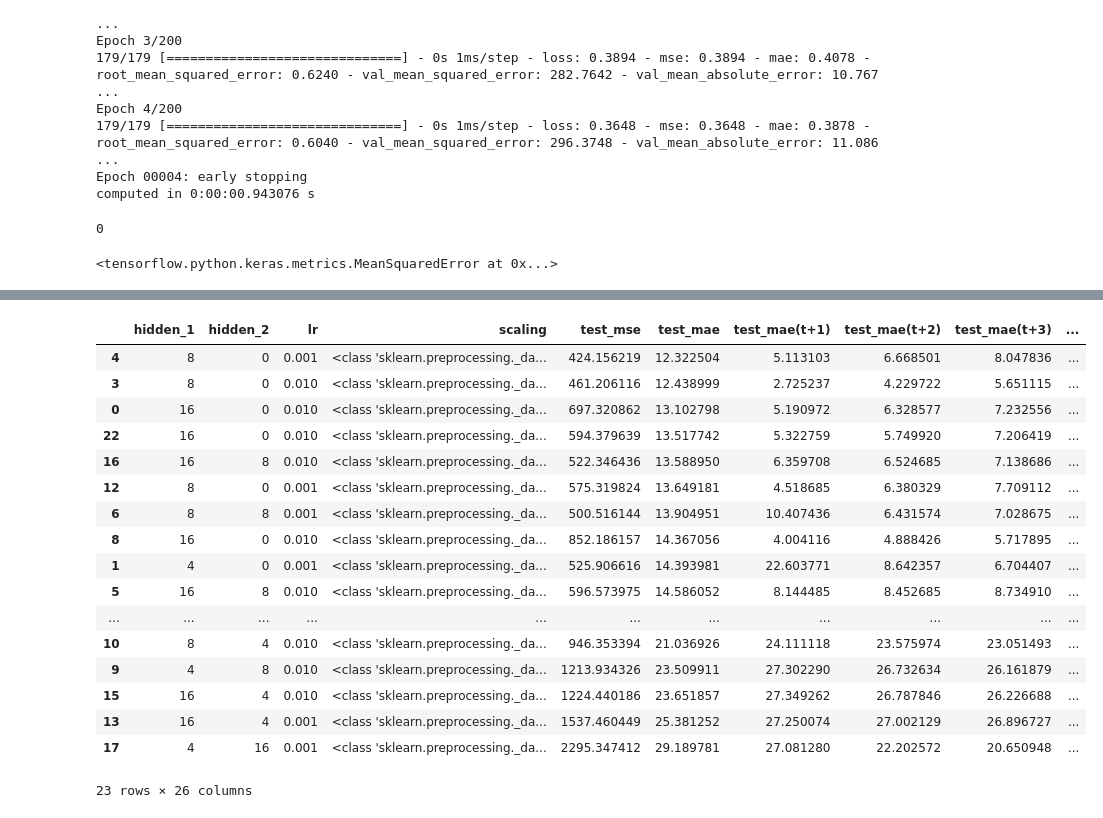
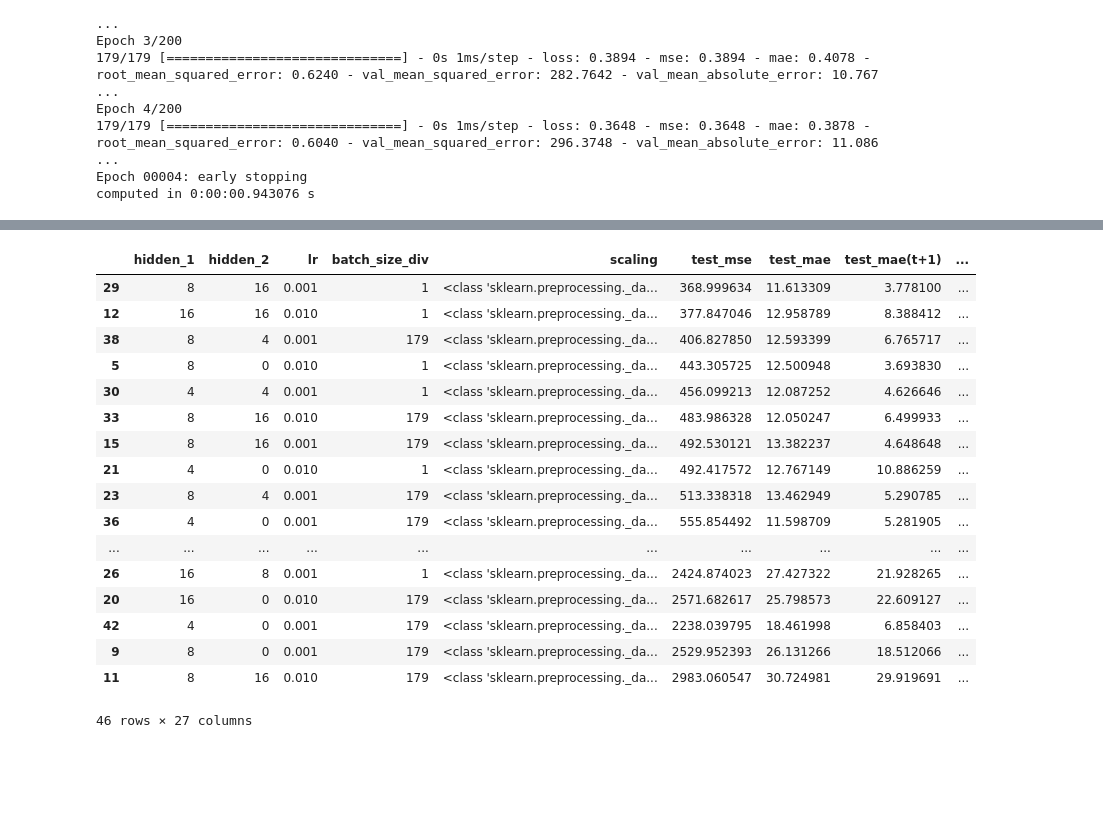
Before and after one commit to gerardmargaux/CovidThesis, a Jupyter notebook: src/LSTM-GPU.ipynb, the cells around one changed output, grey strips where cells are left out. Saved outputs shown, nothing was run; the diff lists cells and outputs as text; code cells hidden in the pictures; blank space fills up the shorter version.

Commit message:
assembly model

```diff
--- a/src/LSTM-GPU.ipynb
+++ b/src/LSTM-GPU.ipynb
@@ -47,7 +47,7 @@ load hospitalisations and trends
 # topics considered
 list_topics = {
     'Fièvre': '/m/0cjf0',
-    #'Mal de gorge': '/m/0b76bty',
+    'Mal de gorge': '/m/0b76bty',
     #'Dyspnée': '/m/01cdt5',
     #'Agueusie': '/m/05sfr2',
     #'Anosmie': '/m/0m7pl',
@@ -55,7 +55,7 @@ list_topics = {
     #'Virus': '/m/0g9pc',
     #'Température corporelle humaine': '/g/1213j0cz',
     #'Épidémie': '/m/0hn9s',
-    #'Symptôme': '/m/01b_06',
+    'Symptôme': '/m/01b_06',
     #'Thermomètre': '/m/07mf1',
     #'Grippe espagnole': '/m/01c751',
     #'Paracétamol': '/m/0lbt3',
@@ -66,7 +66,7 @@ list_topics = {
 # hospitalisations features given as input
 list_hosp_features = [
     'NEW_HOSP',
-    #'TOT_HOSP',
+    'TOT_HOSP',
     #'TOT_HOSP_log',
     #'TOT_HOSP_pct',
 ]
@@ -76,7 +76,9 @@ europe = False  # if True, use european countries. Otherwise, use french regions
 Additional information: what is the target, should some features remain unscaled?
 # %%
 # target, should be one of the hosp features
-target = 'NEW_HOSP'
+target = 'TOT_HOSP'
+
+cumsum = False  # if True, the target will be accumulated over each day
 
 # features that should not be scaled
 unscaled = [
@@ -125,17 +127,22 @@ if europe:
     df_hospi = util.hospi_world(url_world, geocodes, renaming, new_hosp=True, date_begin=date_begin)
     augment_population = {k: v/1000 for k, v in population.items()}
 else:
+    geocodes = util.french_region_and_be
     population = pd.read_csv(url_department_france).groupby('regionTrends').agg({'population': 'sum'})
     augment_population = {k: pop['population'] / 100_000 for k, pop in population.iterrows()}  # pop per 100.000
     df_hospi = util.hospi_french_region_and_be(url_hospi_france_tot, url_hospi_france_new, url_hospi_belgium,
                                            url_department_france, util.french_region_and_be, new_hosp_in=True,
                                            tot_hosp=True, date_begin=date_begin)
+df_trends = util.create_df_trends(url_trends, list_topics, geocodes)  # TODO deal with augmented data
 for k in df_hospi.keys(): # Rolling average of 7 days
     df_hospi[k] = df_hospi[k].rolling(7, center=True).mean().dropna()
-scaler_generator = StandardScaler
-dg = util.DataGenerator(df_hospi, n_samples, n_forecast, 'NEW_HOSP', scaler_generator=scaler_generator, scaler_type='batch',
-                       augment_merge=3, augment_adjacency=util.france_region_adjacency, augment_population=augment_population,
-                       predict_one=predict_one, cumsum=False)
+    df_trends[k] = df_trends[k].rolling(7, center=True).mean().dropna()
+merged_df = {k: pd.merge(df_hospi[k], df_trends[k], left_index=True, right_index=True).dropna() for k,v in geocodes.items()}
+
+scaler_generator = MinMaxScaler
+dg = util.DataGenerator(merged_df, n_samples, n_forecast, target, scaler_generator=scaler_generator, scaler_type='batch',
+                       augment_merge=2, augment_adjacency=util.france_region_adjacency, augment_population=augment_population,
+                       predict_one=predict_one, cumsum=cumsum, data_columns=list_hosp_features)
 n_features = dg.n_features
 target_idx = dg.target_idx
 # %% [markdown]
@@ -746,14 +648,6 @@ Epoch 4/200
 179/179 [==============================] - 0s 1ms/step - loss: 0.3648 - mse: 0.3648 - mae: 0.3878 - root_mean_squared_error: 0.6040 - val_mean_squared_error: 296.3748 - val_mean_absolute_error: 11.086 ...
 Epoch 00004: early stopping
 computed in 0:00:00.943076 s
-# %%
-model.val_metrics[0]([1], [1]).numpy()
-# %% [output]
-0
-# %%
-tf.keras.metrics.get('MeanSquaredError')
-# %% [output]
-<tensorflow.python.keras.metrics.MeanSquaredError at 0x...>
 # %%
 hyper_parameter = {
     'hidden_1': [4, 8, 16],
@@ -822,15 +716,15 @@ scan_object = talos.Scan(
     fraction_limit=0.01
 )
 # %%
-analyze_object = talos.Analyze(scan_object)
+Ca marcheanalyze_object = talos.Analyze(scan_object)
 print("MAE", analyze_object.low('mae'))
 print("MSE", analyze_object.low('mse'))
 print("RMSE", analyze_object.low('root_mean_squared_error'))
 print("TEST MAE", analyze_object.low('test_mae'))
 print("TEST MSE", analyze_object.low('test_mse'))
 print("TEST RMSE", analyze_object.low('test_root_mean_squared_error'))
-df = analyze_object.table('test_mae', ascending=True)
+df = analyze_object.table('test_root_mean_squared_error', ascending=True)
 print(df.columns)
 columns = [f"test_mae(t+{i})" for i in range(1, n_forecast+1)]
-df[['hidden_1', 'hidden_2', 'lr', 'scaling', 'test_mse', 'test_mae'] + columns]
+df[['hidden_1', 'hidden_2', 'lr', 'batch_size_div', 'scaling', 'test_mse', 'test_mae'] + columns]
 # %% [output]
@@ -853,19 +747,19 @@ Index(['lr', 'test_mae(t+4)', 'test_mae(t+9)', 'test_mse(t+13)',
       dtype='object')
-|  | hidden_1 | hidden_2 | lr | scaling | test_mse | test_mae | test_mae(t+1) | test_mae(t+2) | test_mae(t+3) | ... |
-| 4 | 8 | 0 | 0.001 | <class 'sklearn.preprocessing._da... | 424.156219 | 12.322504 | 5.113103 | 6.668501 | 8.047836 | ... |
-| 3 | 8 | 0 | 0.010 | <class 'sklearn.preprocessing._da... | 461.206116 | 12.438999 | 2.725237 | 4.229722 | 5.651115 | ... |
-| 0 | 16 | 0 | 0.010 | <class 'sklearn.preprocessing._da... | 697.320862 | 13.102798 | 5.190972 | 6.328577 | 7.232556 | ... |
-| 22 | 16 | 0 | 0.010 | <class 'sklearn.preprocessing._da... | 594.379639 | 13.517742 | 5.322759 | 5.749920 | 7.206419 | ... |
-| 16 | 16 | 8 | 0.010 | <class 'sklearn.preprocessing._da... | 522.346436 | 13.588950 | 6.359708 | 6.524685 | 7.138686 | ... |
-| 12 | 8 | 0 | 0.001 | <class 'sklearn.preprocessing._da... | 575.319824 | 13.649181 | 4.518685 | 6.380329 | 7.709112 | ... |
-| 6 | 8 | 8 | 0.001 | <class 'sklearn.preprocessing._da... | 500.516144 | 13.904951 | 10.407436 | 6.431574 | 7.028675 | ... |
-| 8 | 16 | 0 | 0.010 | <class 'sklearn.preprocessing._da... | 852.186157 | 14.367056 | 4.004116 | 4.888426 | 5.717895 | ... |
-| 1 | 4 | 0 | 0.001 | <class 'sklearn.preprocessing._da... | 525.906616 | 14.393981 | 22.603771 | 8.642357 | 6.704407 | ... |
-| 5 | 16 | 8 | 0.010 | <class 'sklearn.preprocessing._da... | 596.573975 | 14.586052 | 8.144485 | 8.452685 | 8.734910 | ... |
-| ... | ... | ... | ... | ... | ... | ... | ... | ... | ... | ... |
-| 10 | 8 | 4 | 0.010 | <class 'sklearn.preprocessing._da... | 946.353394 | 21.036926 | 24.111118 | 23.575974 | 23.051493 | ... |
-| 9 | 4 | 8 | 0.010 | <class 'sklearn.preprocessing._da... | 1213.934326 | 23.509911 | 27.302290 | 26.732634 | 26.161879 | ... |
-| 15 | 16 | 4 | 0.010 | <class 'sklearn.preprocessing._da... | 1224.440186 | 23.651857 | 27.349262 | 26.787846 | 26.226688 | ... |
-| 13 | 16 | 4 | 0.001 | <class 'sklearn.preprocessing._da... | 1537.460449 | 25.381252 | 27.250074 | 27.002129 | 26.896727 | ... |
-| 17 | 4 | 16 | 0.001 | <class 'sklearn.preprocessing._da... | 2295.347412 | 29.189781 | 27.081280 | 22.202572 | 20.650948 | ... |
+|  | hidden_1 | hidden_2 | lr | batch_size_div | scaling | test_mse | test_mae | test_mae(t+1) | ... |
+| 29 | 8 | 16 | 0.001 | 1 | <class 'sklearn.preprocessing._da... | 368.999634 | 11.613309 | 3.778100 | ... |
+| 12 | 16 | 16 | 0.010 | 1 | <class 'sklearn.preprocessing._da... | 377.847046 | 12.958789 | 8.388412 | ... |
+| 38 | 8 | 4 | 0.001 | 179 | <class 'sklearn.preprocessing._da... | 406.827850 | 12.593399 | 6.765717 | ... |
+| 5 | 8 | 0 | 0.010 | 1 | <class 'sklearn.preprocessing._da... | 443.305725 | 12.500948 | 3.693830 | ... |
+| 30 | 4 | 4 | 0.001 | 1 | <class 'sklearn.preprocessing._da... | 456.099213 | 12.087252 | 4.626646 | ... |
+| 33 | 8 | 16 | 0.010 | 179 | <class 'sklearn.preprocessing._da... | 483.986328 | 12.050247 | 6.499933 | ... |
+| 15 | 8 | 16 | 0.001 | 179 | <class 'sklearn.preprocessing._da... | 492.530121 | 13.382237 | 4.648648 | ... |
+| 21 | 4 | 0 | 0.010 | 1 | <class 'sklearn.preprocessing._da... | 492.417572 | 12.767149 | 10.886259 | ... |
+| 23 | 8 | 4 | 0.001 | 179 | <class 'sklearn.preprocessing._da... | 513.338318 | 13.462949 | 5.290785 | ... |
+| 36 | 4 | 0 | 0.001 | 179 | <class 'sklearn.preprocessing._da... | 555.854492 | 11.598709 | 5.281905 | ... |
+| ... | ... | ... | ... | ... | ... | ... | ... | ... | ... |
+| 26 | 16 | 8 | 0.001 | 1 | <class 'sklearn.preprocessing._da... | 2424.874023 | 27.427322 | 21.928265 | ... |
+| 20 | 16 | 0 | 0.010 | 179 | <class 'sklearn.preprocessing._da... | 2571.682617 | 25.798573 | 22.609127 | ... |
+| 42 | 4 | 0 | 0.001 | 179 | <class 'sklearn.preprocessing._da... | 2238.039795 | 18.461998 | 6.858403 | ... |
+| 9 | 8 | 0 | 0.001 | 179 | <class 'sklearn.preprocessing._da... | 2529.952393 | 26.131266 | 18.512066 | ... |
+| 11 | 8 | 16 | 0.010 | 179 | <class 'sklearn.preprocessing._da... | 2983.060547 | 30.724981 | 29.919691 | ... |
-23 rows × 26 columns
+46 rows × 27 columns
```
Also changed, not shown: parts of 20 cells of this notebook, 1 other file.
